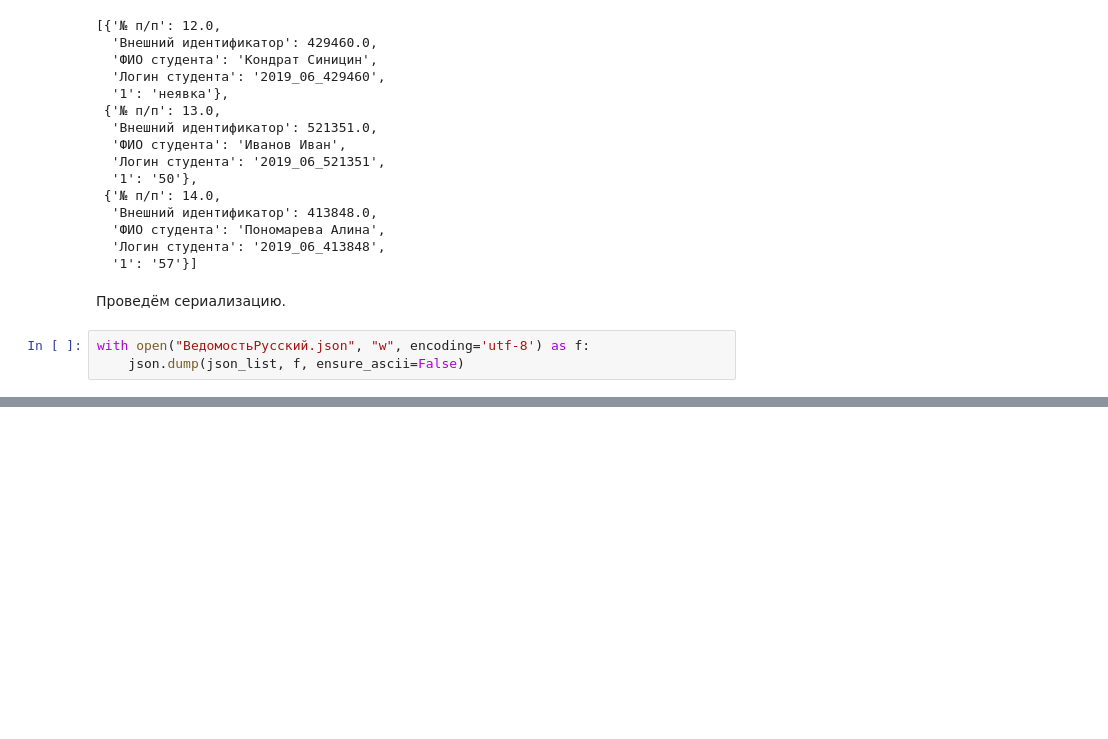
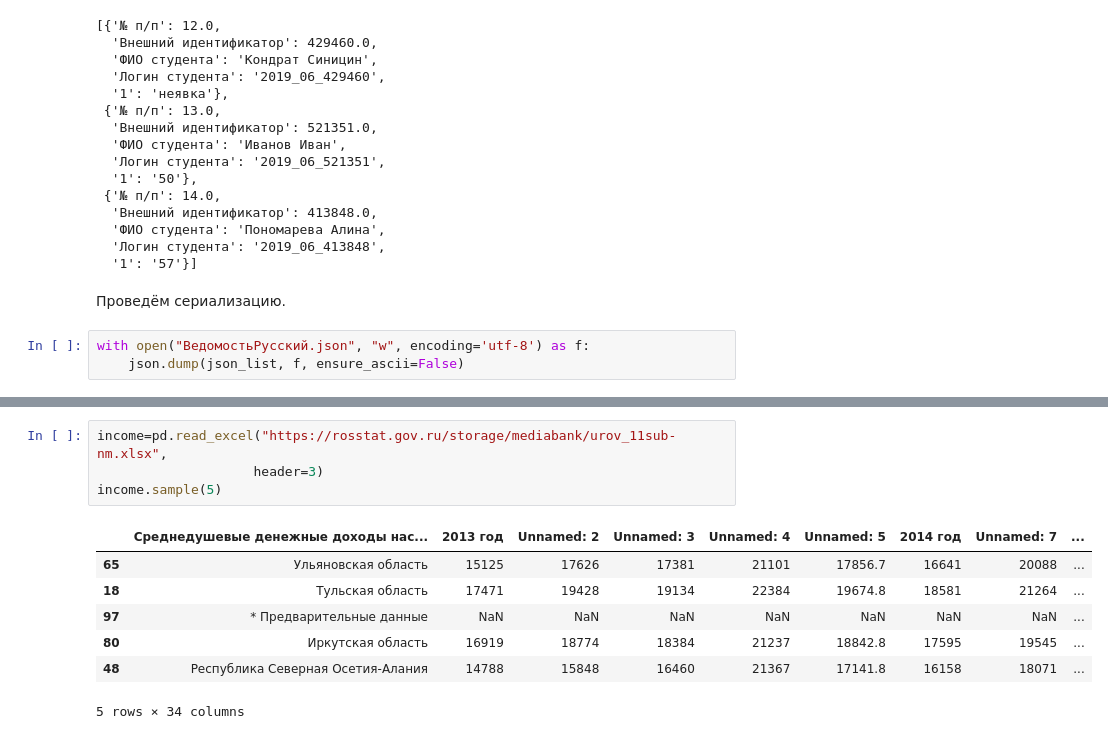
Before and after one commit to DanGlado/PDAPython, a Jupyter notebook: Тема 8/T_08_Files.ipynb, the cells around one changed output, grey strips where cells are left out. Saved outputs shown, nothing was run; the diff lists cells and outputs as text; blank space fills up the shorter version.

```diff
--- a/Тема 8/T_08_Files.ipynb
+++ b/Тема 8/T_08_Files.ipynb
@@ -585,0 +698,12 @@ with open("ВедомостьРусский.json", "w", encoding='utf-8') as f:
+# %%
+income=pd.read_excel("https://rosstat.gov.ru/storage/mediabank/urov_11sub-nm.xlsx",
+                    header=3)
+income.sample(5)
+# %% [output]
+|  | Среднедушевые денежные доходы нас... | 2013 год | Unnamed: 2 | Unnamed: 3 | Unnamed: 4 | Unnamed: 5 | 2014 год | Unnamed: 7 | ... |
+| 65 | Ульяновская область | 15125 | 17626 | 17381 | 21101 | 17856.7 | 16641 | 20088 | ... |
+| 18 | Тульская область | 17471 | 19428 | 19134 | 22384 | 19674.8 | 18581 | 21264 | ... |
+| 97 | * Предварительные данные | NaN | NaN | NaN | NaN | NaN | NaN | NaN | ... |
+| 80 | Иркутская область | 16919 | 18774 | 18384 | 21237 | 18842.8 | 17595 | 19545 | ... |
+| 48 | Республика Северная Осетия-Алания | 14788 | 15848 | 16460 | 21367 | 17141.8 | 16158 | 18071 | ... |
+5 rows × 34 columns
```
Also changed, not shown: parts of 51 cells of this notebook.
